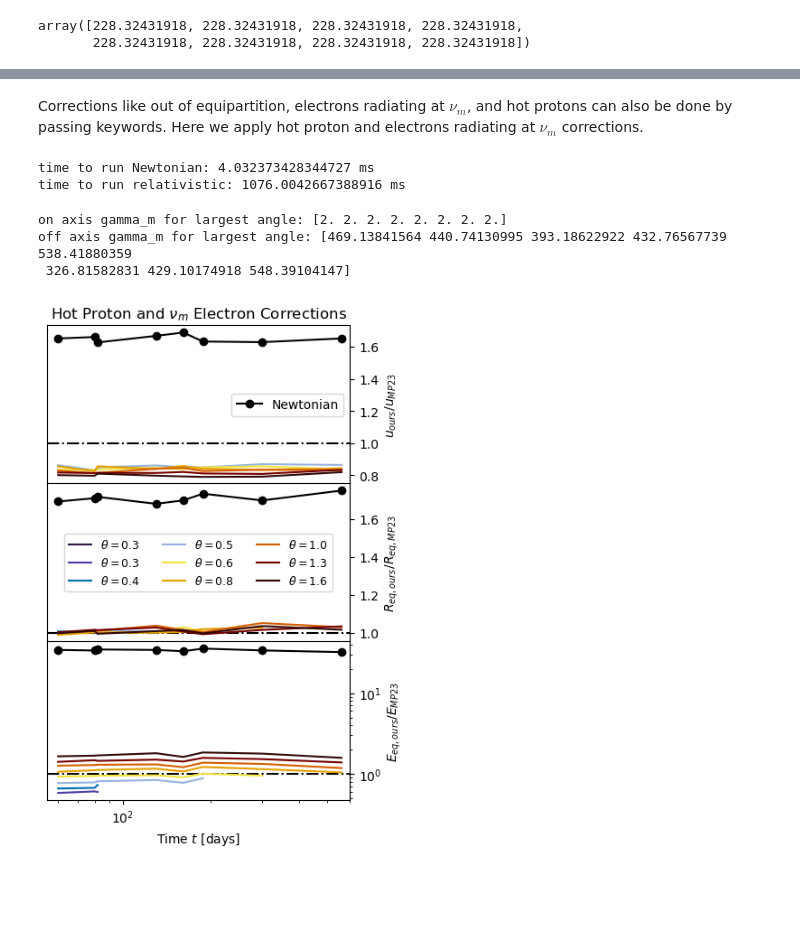
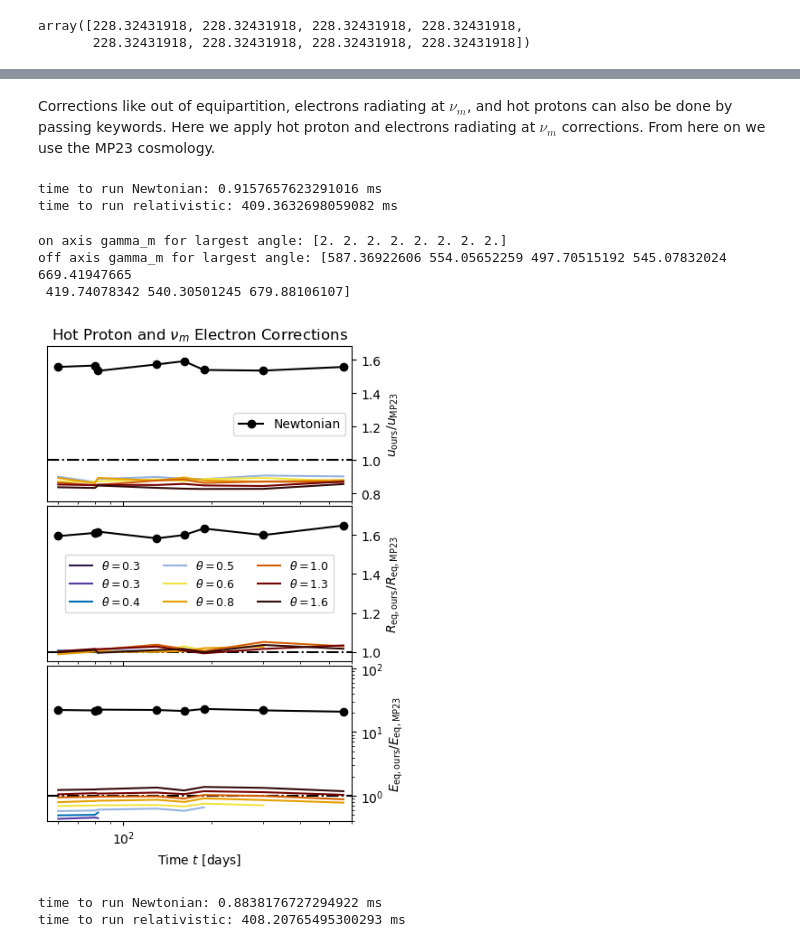
Before and after one commit to rohdog2003/equipartition, a Jupyter notebook: demos/MP23comparison.ipynb, the cells around one changed output, grey strips where cells are left out. Cells and saved outputs as stored; diff of their text form; code cells hidden in the pictures; blank space fills up the shorter version.

```diff
--- a/demos/MP23comparison.ipynb
+++ b/demos/MP23comparison.ipynb
@@ -114,7 +114,7 @@ alpha = lambda i: 1/(i + 1)
 ax1.set_title("No Corrections")
 ax1.set_xscale("log")
 ax1.set_xlim(xleft, xright)
-ax1.set_ylabel(r"$u_{ours}/u_{MP23}$")
+ax1.set_ylabel(r"$u_{\rm{ours}}/u_{\rm{MP23}}$")
 ax1.axhline(1, linestyle = "-.", color = "k")
 ax1.plot(tdays, equip_Newtonian.gammaBeta()/MP23betaeqN, color = "k", marker = "o")
 #for i in range(0, len(theta) - 1):
@@ -126,7 +126,7 @@ for i in range(0, len(theta)):
 
 ax2.set_xscale("log")
 ax2.set_xlim(xleft, xright)
-ax2.set_ylabel(r"$R_{eq,ours}/R_{eq,MP23}$")
+ax2.set_ylabel(r"$R_{\rm{eq,ours}}/R_{\rm{eq,MP23}}$")
 ax2.axhline(1, linestyle = "-.", color = "k")
 ax2.plot(tdays, equip_Newtonian.Req()/MP23reqN, color = "k", marker = "o")
 #for i in range(0, len(theta) - 1):
@@ -138,7 +138,7 @@ for i in range(0, len(theta)):
 ax3.set_xscale("log")
 ax3.set_xlim(xleft, xright)
 ax3.set_xlabel(r"Time $t$ [days]")
-ax3.set_ylabel(r"$E_{eq,ours}/E_{MP23}$")
+ax3.set_ylabel(r"$E_{\rm{eq,ours}}/E_{\rm{eq,MP23}}$")
 ax3.axhline(1, linestyle = "-.", color = "k")
 ax3.plot(tdays, equip_Newtonian.energyeq()/MP23energyN, color = "k", marker = "o")#, lw = 0.5)
 #for i in range(0, len(theta) - 1):
@@ -211,9 +226,10 @@ xright = 600
 alpha = lambda i: 1/(i + 1)
 
 ax1.set_title("No Corrections + MP23 Cosmology")
+ax1.set_ylim(0.75, 1.68)
 ax1.set_xscale("log")
 ax1.set_xlim(xleft, xright)
-ax1.set_ylabel(r"$u_{ours}/u_{MP23}$")
+ax1.set_ylabel(r"$u_{\rm{ours}}/u_{\rm{MP23}}$")
 ax1.axhline(1, linestyle = "-.", color = "k")
 ax1.plot(tdays, equip_Newtonian_cosmoMatch.gammaBeta()/MP23betaeqN, color = "k", marker = "o")
 #for i in range(0, len(theta) - 1):
@@ -223,9 +239,10 @@ ax1.plot(tdays, equip_Newtonian_cosmoMatch.gammaBeta()/MP23betaeqN, color = "k",
 for i in range(0, len(theta)):
     ax1.plot(tdays, equip_offAxis_cosmoMatch[i].gammaBeta()/MP23offAxisGammaBeta[i], color = colors[i]) # color = cmap(norm(np.log10(theta[i])/2 + np.log10(theta[i + 1])/2)))
 
+ax2.set_ylim(0.95, 1.75)
 ax2.set_xscale("log")
 ax2.set_xlim(xleft, xright)
-ax2.set_ylabel(r"$R_{eq,ours}/R_{eq,MP23}$")
+ax2.set_ylabel(r"$R_{\rm{eq,ours}}/R_{\rm{eq,MP23}}$")
 ax2.axhline(1, linestyle = "-.", color = "k")
 ax2.plot(tdays, equip_Newtonian_cosmoMatch.Req()/MP23reqN, color = "k", marker = "o")
 #for i in range(0, len(theta) - 1):
@@ -234,10 +251,12 @@ ax2.plot(tdays, equip_Newtonian_cosmoMatch.Req()/MP23reqN, color = "k", marker =
 for i in range(0, len(theta)):
     ax2.plot(tdays, equip_offAxis_cosmoMatch[i].Req()/MP23offAxisReq[i], color = colors[i])
 
+ax3.set_ylim(4e-1, 1.1e2)
+ax3.set_yscale("log")
 ax3.set_xscale("log")
 ax3.set_xlim(xleft, xright)
 ax3.set_xlabel(r"Time $t$ [days]")
-ax3.set_ylabel(r"$E_{eq,ours}/E_{MP23}$")
+ax3.set_ylabel(r"$E_{\rm{eq,ours}}/E_{\rm{eq,MP23}}$")
 ax3.axhline(1, linestyle = "-.", color = "k")
 ax3.plot(tdays, equip_Newtonian_cosmoMatch.energyeq()/MP23energyN, color = "k", marker = "o")#, lw = 0.5)
 #for i in range(0, len(theta) - 1):
@@ -259,9 +344,9 @@ plt.savefig("MP23reprodComparisonCosmoMatch.png")
 # %% [markdown]
-Corrections like out of equipartition, electrons radiating at $\nu_m$, and hot protons can also be done by passing keywords. Here we apply hot proton and electrons radiating at $\nu_m$ corrections.
+Corrections like out of equipartition, electrons radiating at $\nu_m$, and hot protons can also be done by passing keywords. Here we apply hot proton and electrons radiating at $\nu_m$ corrections. From here on we use the MP23 cosmology.
 # %%
 start = time.time()
 
-equip_Newtonian = Equipartition(FpmJy, nup10, tdays, z, 0, newtonian = True, epse = epse, p = p, corr = True, outofequipartition = False) #gammaM_newtonian = 0.2)
+equip_Newtonian_mDFE = Equipartition(FpmJy, nup10, tdays, z, 0, newtonian = True, epse = epse, p = p, corr = True, outofequipartition = False, fA=1, fV = 1, cosmo = cosmo, energysum = True) #gammaM_newtonian = 0.2)
 
 end = time.time()
 
@@ -269,21 +354,21 @@ print("time to run Newtonian:", (end - start) * 1000, "ms")
 
 start = time.time()
 
-equip_onAxis = [Equipartition(FpmJy, nup10, tdays, z, thet, newtonian = False, onAxis = True, epse = epse, p = p, corr = True, outofequipartition = False) for thet in theta] # solving ~70 four velocities
-equip_offAxis = [Equipartition(FpmJy, nup10, tdays, z, thet, newtonian = False, onAxis = False, epse = epse, p = p, corr = True, outofequipartition = False) for thet in theta] # solving ~70 four velocities
+equip_onAxis_mDFE = [Equipartition(FpmJy, nup10, tdays, z, thet, newtonian = False, onAxis = True, epse = epse, p = p, corr = True, outofequipartition = False, cosmo = cosmo, energysum = True) for thet in theta] # solving ~70 four velocities
+equip_offAxis_mDFE = [Equipartition(FpmJy, nup10, tdays, z, thet, newtonian = False, onAxis = False, epse = epse, p = p, corr = True, outofequipartition = False, cosmo = cosmo, energysum = True) for thet in theta] # solving ~70 four velocities
 
 end = time.time()
 print("time to run relativistic:", (end - start) * 1000, "ms")
 # %% [output]
-time to run Newtonian: 4.032373428344727 ms
-time to run relativistic: 1076.0042667388916 ms
+time to run Newtonian: 0.9157657623291016 ms
+time to run relativistic: 409.3632698059082 ms
 # %%
 print("on axis gamma_m for largest angle:", equip_onAxis[-1].gammaM())
 print("off axis gamma_m for largest angle:", equip_offAxis[-1].gammaM())
 # %% [output]
 on axis gamma_m for largest angle: [2. 2. 2. 2. 2. 2. 2. 2.]
-off axis gamma_m for largest angle: [469.13841564 440.74130995 393.18622922 432.76567739 538.41880359
- 326.81582831 429.10174918 548.39104147]
+off axis gamma_m for largest angle: [587.36922606 554.05652259 497.70515192 545.07832024 669.41947665
+ 419.74078342 540.30501245 679.88106107]
 # %%
 cmap = plt.cm.jet  # define the colormap
 # extract all colors from the .jet map
@@ -309,60 +394,82 @@ alpha = lambda i: 1/(i + 1)
 #ax1.tick_params(axis='both', which='minor', labelbottom=False, labelleft=False)
 #ax1.yaxis.set_minor_locator(AutoMinorLocator(100))
 ax1.set_title(r"Hot Proton and $\nu_m$ Electron Corrections")
+ax1.set_ylim(0.75, 1.68)
 ax1.set_xscale("log")
 ax1.set_xlim(xleft, xright)
 #ax1.set_yscale("log")
 ax1.yaxis.tick_right()
 ax1.yaxis.set_label_position("right")
-ax1.set_ylabel(r"$u_{ours}/u_{MP23}$")
+ax1.set_ylabel(r"$u_{\rm{ours}}/u_{\rm{MP23}}$")
 ax1.axhline(1, linestyle = "-.", color = "k")
-ax1.plot(tdays, equip_Newtonian.gammaBeta()/MP23betaeqN, color = "k", marker = "o", label = "Newtonian")
+ax1.plot(tdays, equip_Newtonian_mDFE.gammaBeta()/MP23betaeqN, color = "k", marker = "o", label = "Newtonian")
 #for i in range(0, len(theta) - 1):
     # Note that betaeqN is approximately the on axis solution in this case FAIL don't have data to do on axis comparison with all angles
     #ax1.fill_between(tdays, equip_onAxis[i].gammaBeta()/MP23betaeqN, equip_onAxis[i + 1].gammaBeta()/MP23betaeqN, color = cmap(norm(np.log10(theta[i])/2 + np.log10(theta[i + 1])/2)))
     #ax1.fill_between(tdays, equip_offAxis[i].gammaBeta()/MP23offAxisGammaBeta[i], equip_offAxis[i + 1].gammaBeta()/MP23offAxisGammaBeta[i + 1], color = cmap(norm(np.log10(theta[i])/2 + np.log10(theta[i + 1])/2)))
 for i in range(0, len(theta)):
-    ax1.plot(tdays, equip_offAxis[i].gammaBeta()/MP23offAxisGammaBeta[i], color = colors[i]) # color = cmap(norm(np.log10(theta[i])/2 + np.log10(theta[i + 1])/2)))
+    ax1.plot(tdays, equip_offAxis_mDFE[i].gammaBeta()/MP23offAxisGammaBeta[i], color = colors[i]) # color = cmap(norm(np.log10(theta[i])/2 + np.log10(theta[i + 1])/2)))
 
 ax1.legend()
 
+ax2.set_ylim(0.95, 1.75)
 ax2.set_xscale("log")
 ax2.set_xlim(xleft, xright)
 ax2.yaxis.tick_right()
 ax2.yaxis.set_label_position("right")
-ax2.set_ylabel(r"$R_{eq,ours}/R_{eq,MP23}$")
+ax2.set_ylabel(r"$R_{\rm{eq,ours}}/R_{\rm{eq,MP23}}$")
 ax2.axhline(1, linestyle = "-.", color = "k")
-ax2.plot(tdays, equip_Newtonian.Req()/MP23reqN, color = "k", marker = "o")
+ax2.plot(tdays, equip_Newtonian_mDFE.Req()/MP23reqN, color = "k", marker = "o")
 #for i in range(0, len(theta) - 1):
 #    ax2.fill_between(tdays, equip_onAxis[i].Req(), equip_onAxis[i + 1].Req(), color = cmap(norm(np.log10(theta[i])/2 + np.log10(theta[i + 1])/2)))
 #    ax2.fill_between(tdays, equip_offAxis[i].Req(), equip_offAxis[i + 1].Req(), color = cmap(norm(np.log10(theta[i])/2 + np.log10(theta[i + 1])/2)))
 for i in range(0, len(theta)):
-    ax2.plot(tdays, equip_offAxis[i].Req()/MP23offAxisReq[i], color = colors[i], label = r"$\theta=$" + str(round(theta[i], 1)))
+    ax2.plot(tdays, equip_offAxis_mDFE[i].Req()/MP23offAxisReq[i], color = colors[i], label = r"$\theta=$" + str(round(theta[i], 1)))
 
 ax2.legend(ncol = 3, prop={'size': 9}, loc = "center")
 
+ax3.set_ylim(4e-1, 1.1e2)
 ax3.set_xscale("log")
 ax3.set_xlim(xleft, xright)
 ax3.set_xlabel(r"Time $t$ [days]")
 ax3.set_yscale("log")
 ax3.yaxis.tick_right()
 ax3.yaxis.set_label_position("right")
-ax3.set_ylabel(r"$E_{eq,ours}/E_{MP23}$")
+ax3.set_ylabel(r"$E_{\rm{eq,ours}}/E_{\rm{eq,MP23}}$")
 ax3.axhline(1, linestyle = "-.", color = "k")
-ax3.plot(tdays, equip_Newtonian.energyeq()/MP23energyN, color = "k", marker = "o")#, lw = 0.5)
+ax3.plot(tdays, equip_Newtonian_mDFE.energyeq()/MP23energyN, color = "k", marker = "o")#, lw = 0.5)
 #for i in range(0, len(theta) - 1):
 #    ax3.fill_between(tdays, equip_onAxis[i].energyeq(), equip_onAxis[i + 1].energyeq(), color = cmap(norm(np.log10(theta[i])/2 + np.log10(theta[i + 1])/2)))
 #    ax3.fill_between(tdays, equip_offAxis[i].energyeq(), equip_offAxis[i + 1].energyeq(), color = cmap(norm(np.log10(theta[i])/2 + np.log10(theta[i + 1])/2)))
 for i in range(0, len(theta)):
-    ax3.plot(tdays, equip_offAxis[i].energyeq()/MP23offAxisEnergy[i], color = colors[i])
+    ax3.plot(tdays, equip_offAxis_mDFE[i].energyeq()/MP23offAxisEnergy[i], color = colors[i])
 
 #plt.colorbar.ColorbarBase(ax2, cmap=cmap, norm=norm, spacing='proportional', ticks=bounds, boundaries=bounds, format='%1i')
 plt.tight_layout(pad = 0, h_pad = -2.1)
 #cax = fig.add_axes([0.44, 0.315, 0.5, 0.005])
 #cbar = plt.colorbar(matplotlib.cm.ScalarMappable(norm = norm, cmap = cmap), cax = cax, orientation = "horizontal", label = r"$\log_{10}(\theta)$", location = "top")
 #cbar.ax.tick_params(labelsize=7)
 
 plt.savefig("MP23corrComparison.svg")
 plt.savefig("MP23corrComparison.png")
 # %% [output]
-[figure, old version]
+[figure, new version]
+# %%
+start = time.time()
+
+equip_Newtonian = Equipartition(FpmJy, nup10, tdays, z, 0, newtonian = True, epse = epse, p = p, corr = True, outofequipartition = True, epsB = epsB, fA=1, fV = 1, cosmo = cosmo, energysum = True) #gammaM_newtonian = 0.2)
+
+end = time.time()
+
+print("time to run Newtonian:", (end - start) * 1000, "ms")
+
+start = time.time()
+
+equip_onAxis = [Equipartition(FpmJy, nup10, tdays, z, thet, newtonian = False, onAxis = True, epse = epse, p = p, corr = True, outofequipartition = True, epsB = epsB, cosmo = cosmo, energysum = True) for thet in theta] # solving ~70 four velocities
+equip_offAxis = [Equipartition(FpmJy, nup10, tdays, z, thet, newtonian = False, onAxis = False, epse = epse, p = p, corr = True, outofequipartition = True, epsB = epsB, cosmo = cosmo, energysum = True) for thet in theta] # solving ~70 four velocities
+
+end = time.time()
+print("time to run relativistic:", (end - start) * 1000, "ms")
+# %% [output]
+time to run Newtonian: 0.8838176727294922 ms
+time to run relativistic: 408.20765495300293 ms
```
Also changed, not shown: parts of 14 cells of this notebook, 4 other files.
